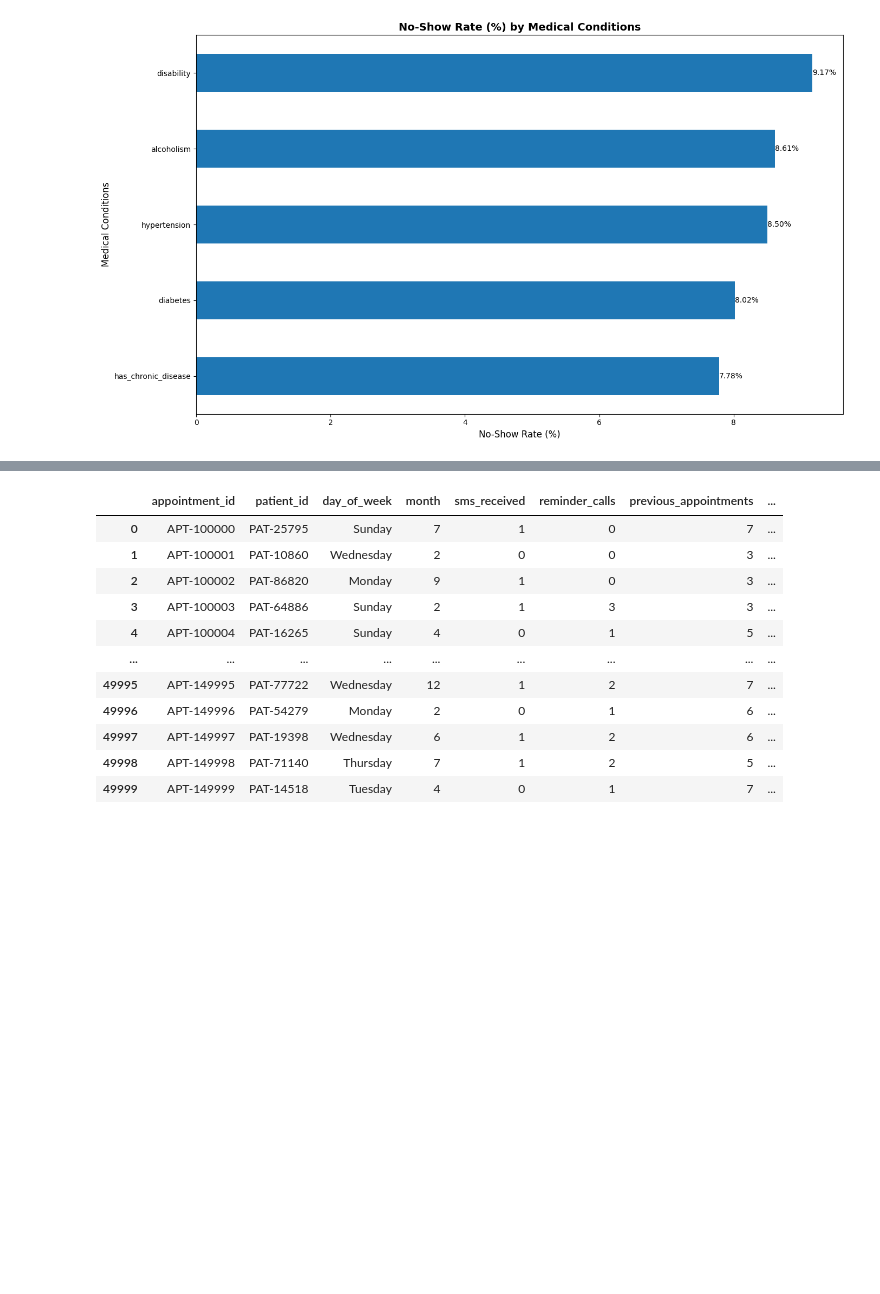
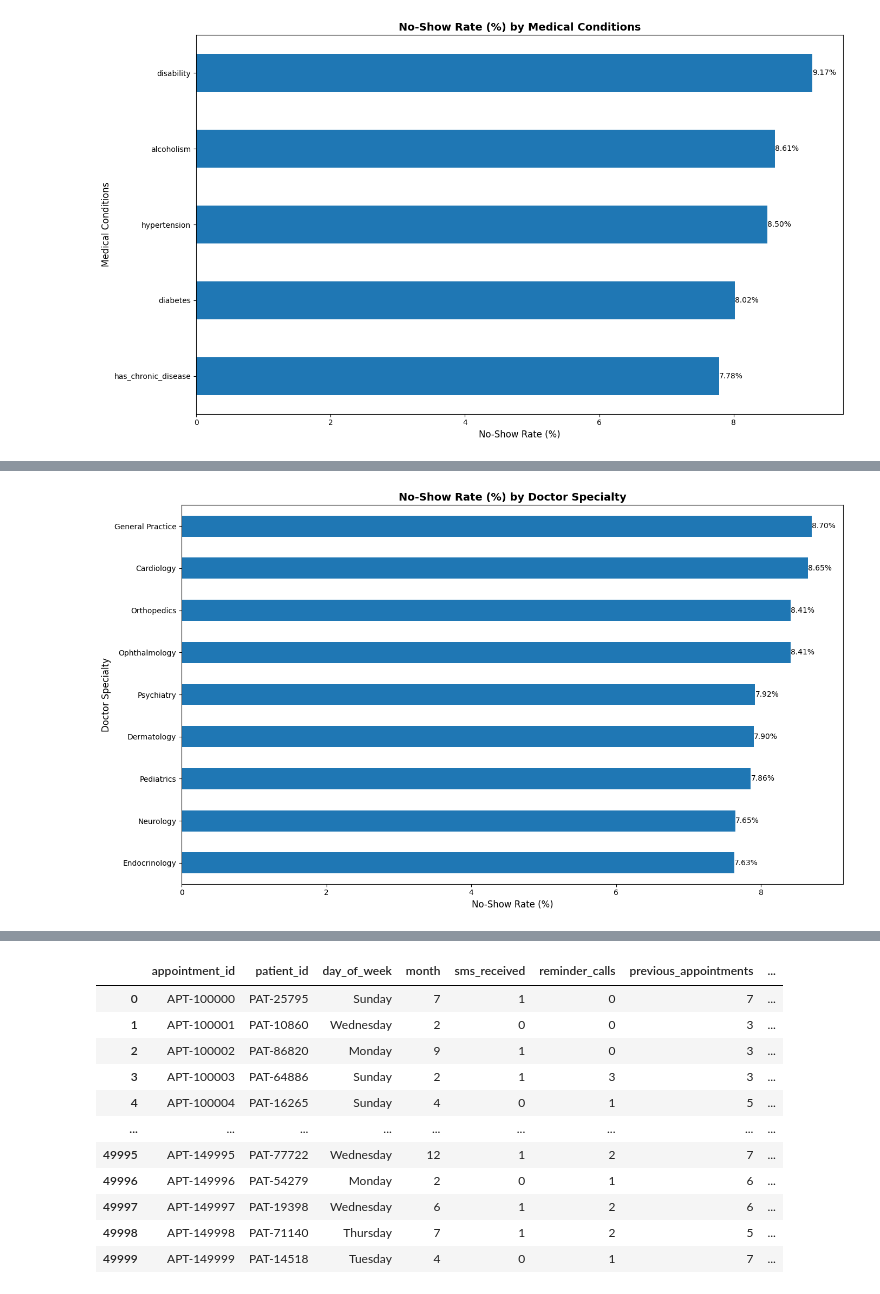
Before and after one commit to akashcstech/Health_Care_No_Show_Data_Analysis, a Jupyter notebook: Data_clean.ipynb, the cells around one changed output, grey strips where cells are left out. Cells and saved outputs as stored; diff of their text form; code cells hidden in the pictures; blank space fills up the shorter version.

```diff
--- a/Data_clean.ipynb
+++ b/Data_clean.ipynb
@@ -2160,0 +2209,8 @@ plt.show()
+# %%
+#doctor_specialty
+dsns = pd.crosstab(mdf['doctor_specialty'], pdf['no_show'])
+dsnss = (pd.crosstab(mdf['doctor_specialty'], pdf['no_show'], normalize='index') * 100).round(2)
+dsns[['0_pct','1_pct']] = dsnss
+view_dsns = dsns.copy()
+view_dsns[['0_pct','1_pct']] = view_dsns[['0_pct','1_pct']].astype(str) + '%'
+view_dsns
@@ -2160,0 +2229,15 @@ plt.show()
+# %%
+# No-Show Rate (%) by doctor_specialty
+ax = dsns['1_pct'].sort_values().plot(kind='barh', figsize=(14,8))
+
+for container in ax.containers:
+    plt.bar_label(container, fmt='%.2f%%')
+
+plt.title('No-Show Rate (%) by Doctor Specialty', fontsize=14, fontweight='bold')
+plt.xlabel('No-Show Rate (%)', fontsize=12)
+plt.ylabel('Doctor Specialty', fontsize=12)
+
+plt.tight_layout()
+plt.show()
+# %% [output]
+[figure, added]
```
Also changed, not shown: parts of 5 cells of this notebook, 5 other files.
